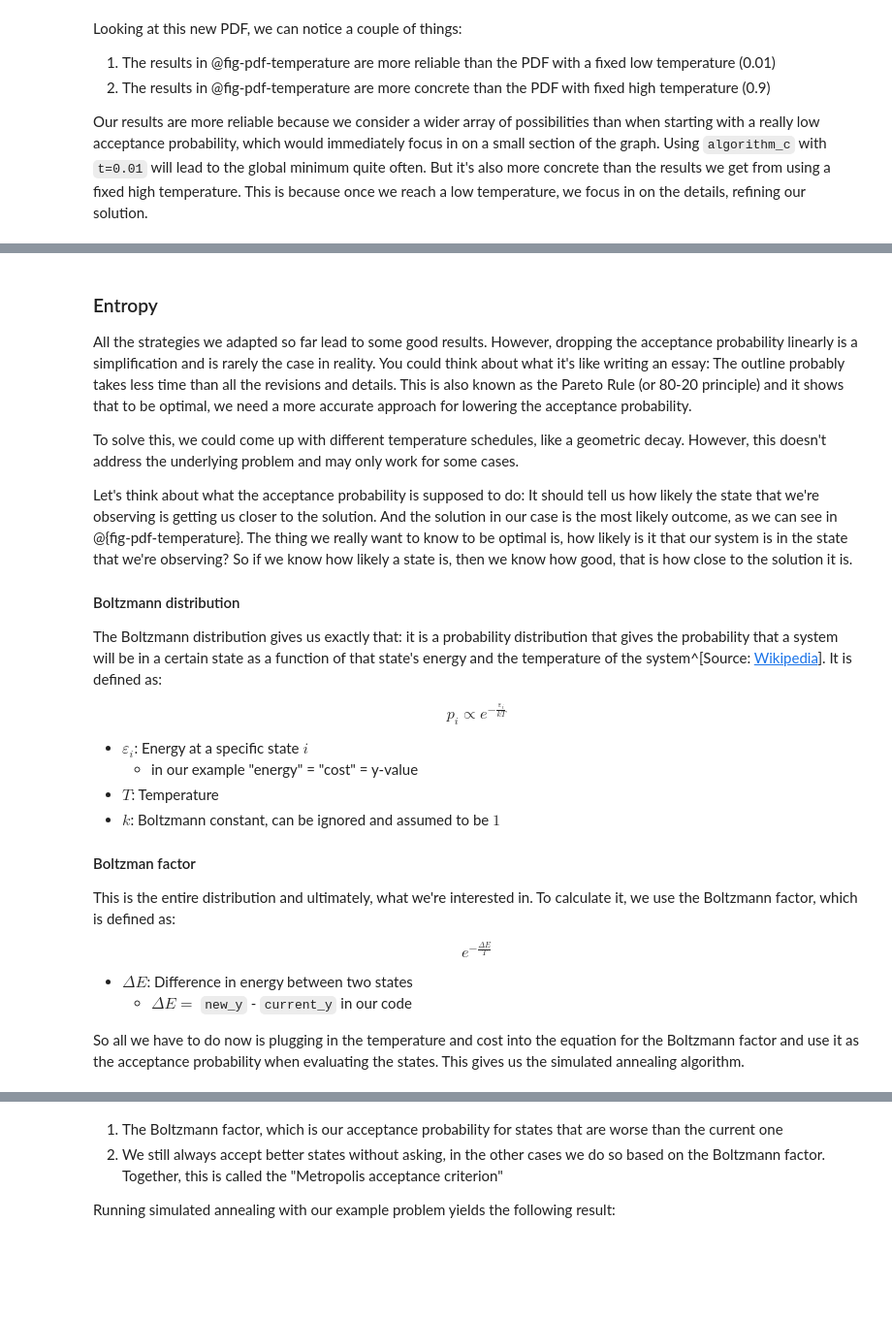
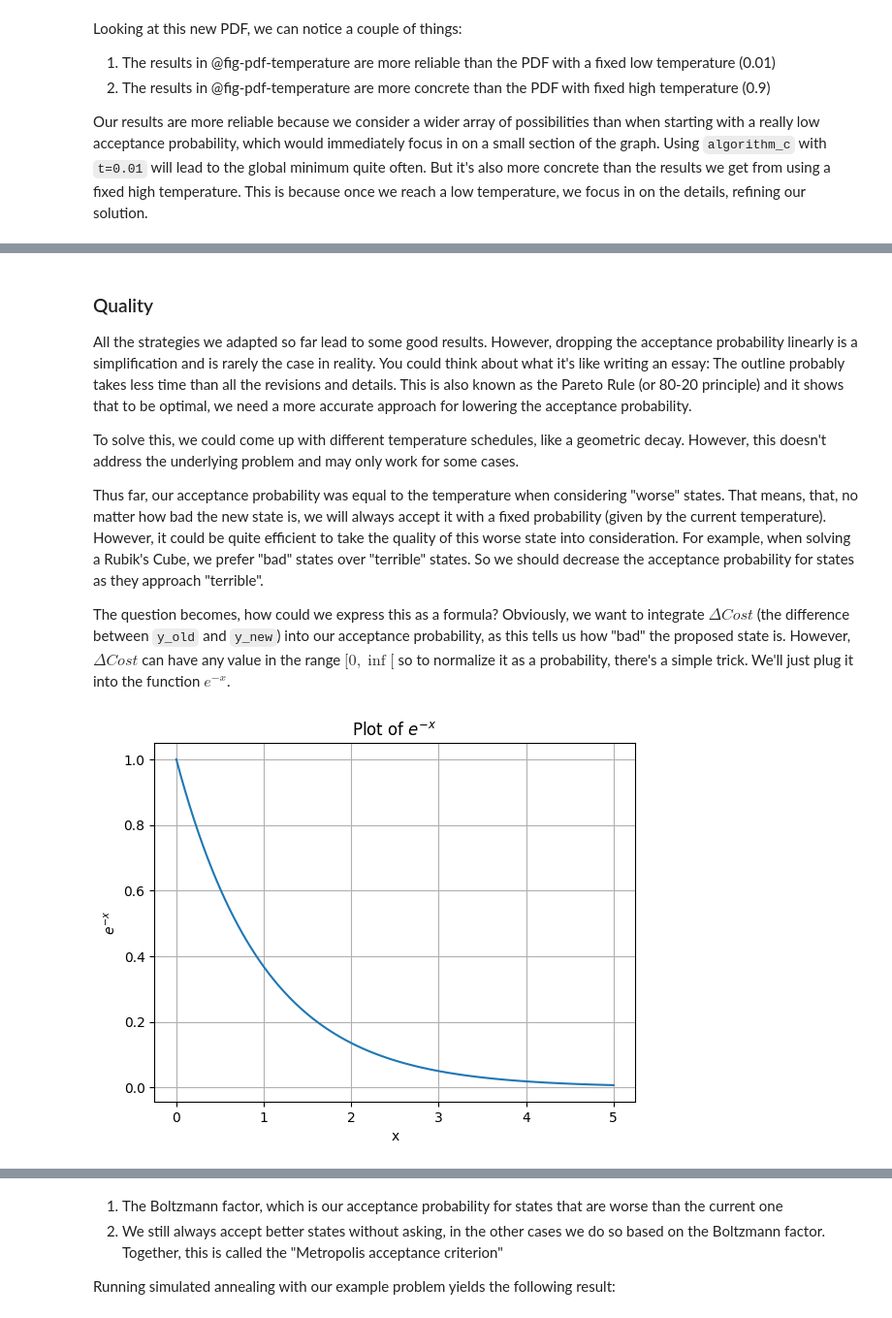
Before and after one commit to Max-We/ml-blog, a Jupyter notebook: posts/simulated-annealing/index.ipynb, the cells around one changed output, grey strips where cells are left out. Shown at 97% size. Saved outputs shown, nothing was run; the diff lists cells and outputs as text; code cells hidden in the pictures; blank space fills up the shorter version.

```diff
--- a/posts/simulated-annealing/index.ipynb
+++ b/posts/simulated-annealing/index.ipynb
@@ -371,36 +372,29 @@ We can also take a look at how the results from our new algorithm develop over t
 
 ![Probability density function over time for a fractions of timesteps 'falling-temperature-fractions'](./output.gif)
 # %% [markdown]
-### Entropy
+### Quality
 
 All the strategies we adapted so far lead to some good results. However, dropping the acceptance probability linearly is a simplification and is rarely the case in reality. You could think about what it's like writing an essay: The outline probably takes less time than all the revisions and details. This is also known as the Pareto Rule (or 80-20 principle) and it shows that to be optimal, we need a more accurate approach for lowering the acceptance probability.
 
 To solve this, we could come up with different temperature schedules, like a geometric decay. However, this doesn't address the underlying problem and may only work for some cases.
 
-Let's think about what the acceptance probability is supposed to do: It should tell us how likely the state that we're observing is getting us closer to the solution. And the solution in our case is the most likely outcome, as we can see in @{fig-pdf-temperature}. The thing we really want to know to be optimal is, how likely is it that our system is in the state that we're observing? So if we know how likely a state is, then we know how good, that is how close to the solution it is.
+Thus far, our acceptance probability was equal to the temperature when considering "worse" states. That means, that, no matter how bad the new state is, we will always accept it with a fixed probability (given by the current temperature). However, it could be quite efficient to take the quality of this worse state into consideration. For example, when solving a Rubik's Cube, we prefer "bad" states over "terrible" states. So we should decrease the acceptance probability for states as they approach "terrible".
 
-#### Boltzmann distribution
-
-The Boltzmann distribution gives us exactly that: it is a probability distribution that gives the probability that a system will be in a certain state as a function of that state's energy and the temperature of the system^[Source: [Wikipedia](https://en.wikipedia.org/wiki/Boltzmann_distribution)]. It is defined as:
-
-$$
-p_i \propto e^{- \frac{\varepsilon_i}{kT}}
-$$
-
-- $\varepsilon_i$: Energy at a specific state $i$
-    - in our example "energy" = "cost" = y-value
-- $T$: Temperature
-- $k$: Boltzmann constant, can be ignored and assumed to be $1$
-
-#### Boltzman factor
-
-This is the entire distribution and ultimately, what we're interested in. To calculate it, we use the  Boltzmann factor, which is defined as:
-
-$$
-e^{-\frac{\Delta E}{T}}
-$$
-
-- $\Delta E$: Difference in energy between two states
-    - $\Delta E =$ `new_y` - `current_y` in our code
-
-So all we have to do now is plugging in the temperature and cost into the equation for the Boltzmann factor and use it as the acceptance probability when evaluating the states. This gives us the simulated annealing algorithm.
+The question becomes, how could we express this as a formula? Obviously, we want to integrate $\Delta Cost$ (the difference between `y_old` and `y_new`) into our acceptance probability, as this tells us how "bad" the proposed state is. However, $\Delta Cost$ can have any value in the range $[0, \inf[$ so to normalize it as a probability, there's a simple trick. We'll just plug it into the function $e^{-x}$.
+# %%
+#| echo: false
+#| label: fig-e-of-x
+#| fig-cap: $e^{-x}$ plotted from 0 to 5"
+x = np.linspace(0, 5, 100)
+
+y = np.exp(-x)
+
+# Plotting
+plt.plot(x, y)
+plt.xlabel('x')
+plt.ylabel('$e^{-x}$')
+plt.title('Plot of $e^{-x}$')
+plt.grid(True)
+plt.show()
+# %% [output]
+[figure, added]
```
Also changed, not shown: parts of 17 cells of this notebook, 11 other files.
